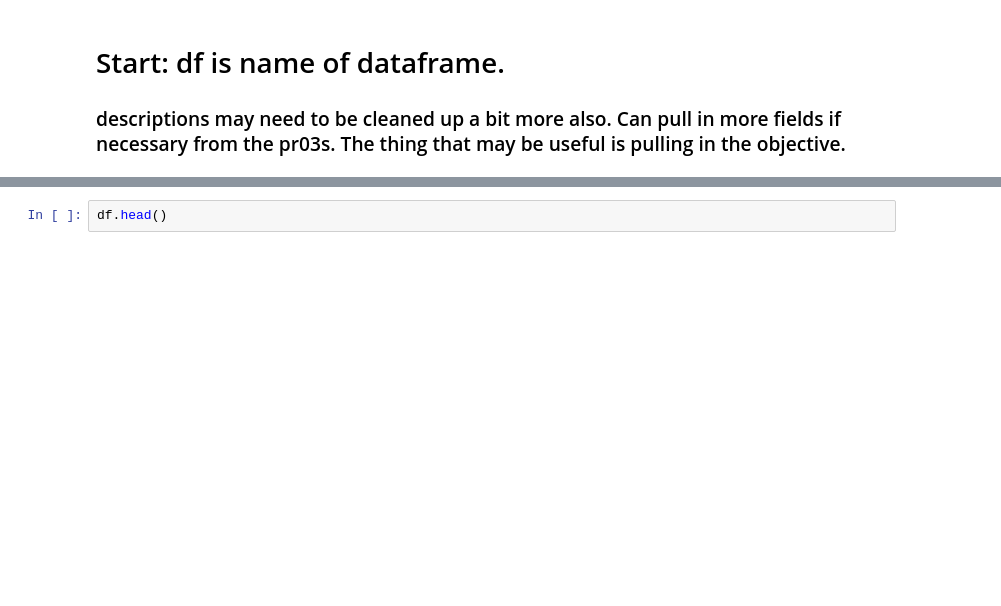
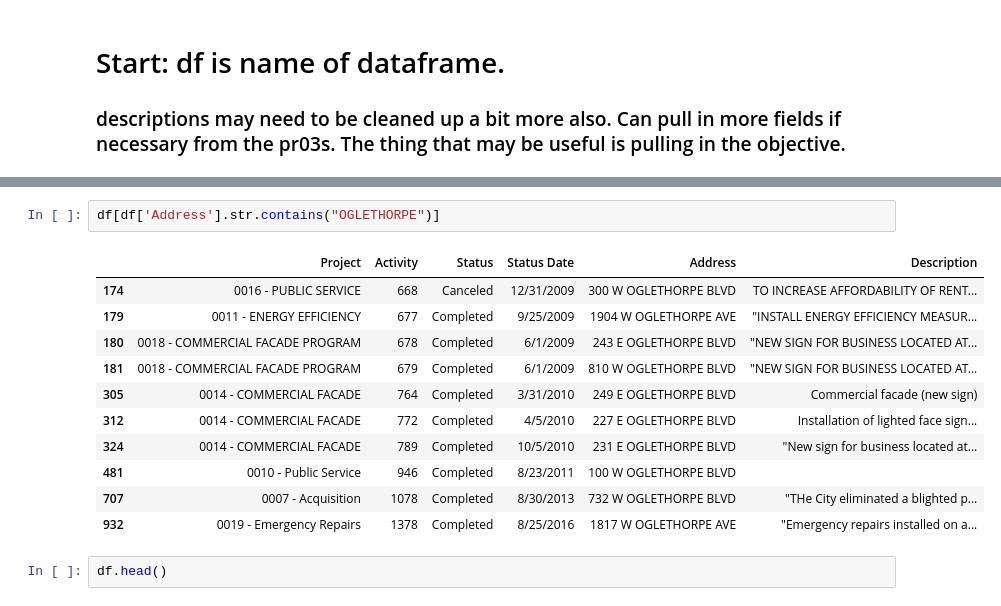
Before and after one commit to asensio-lab/albany-housing-analytics, a Jupyter notebook: preprocessing/housing/housing_completed.ipynb, the cells around one changed output, grey strips where cells are left out. Cells and saved outputs as stored; diff of their text form; blank space fills up the shorter version.

```diff
--- a/preprocessing/housing/housing_completed.ipynb
+++ b/preprocessing/housing/housing_completed.ipynb
@@ -173,3 +182,17 @@ df = pd.DataFrame({'Project': proj_list, 'Activity': idisno_list, 'Status': stat
+# %%
+df[df['Address'].str.contains("OGLETHORPE")]
+# %% [output]
+|  | Project | Activity | Status | Status Date | Address | Description |
+| 174 | 0016 - PUBLIC SERVICE | 668 | Canceled | 12/31/2009 | 300 W OGLETHORPE BLVD | TO INCREASE AFFORDABILITY OF RENT... |
+| 179 | 0011 - ENERGY EFFICIENCY | 677 | Completed | 9/25/2009 | 1904 W OGLETHORPE AVE | "INSTALL ENERGY EFFICIENCY MEASUR... |
+| 180 | 0018 - COMMERCIAL FACADE PROGRAM | 678 | Completed | 6/1/2009 | 243 E OGLETHORPE BLVD | "NEW SIGN FOR BUSINESS LOCATED AT... |
+| 181 | 0018 - COMMERCIAL FACADE PROGRAM | 679 | Completed | 6/1/2009 | 810 W OGLETHORPE BLVD | "NEW SIGN FOR BUSINESS LOCATED AT... |
+| 305 | 0014 - COMMERCIAL FACADE | 764 | Completed | 3/31/2010 | 249 E OGLETHORPE BLVD | Commercial facade (new sign) |
+| 312 | 0014 - COMMERCIAL FACADE | 772 | Completed | 4/5/2010 | 227 E OGLETHORPE BLVD | Installation of lighted face sign... |
+| 324 | 0014 - COMMERCIAL FACADE | 789 | Completed | 10/5/2010 | 231 E OGLETHORPE BLVD | "New sign for business located at... |
+| 481 | 0010 - Public Service | 946 | Completed | 8/23/2011 | 100 W OGLETHORPE BLVD |  |
+| 707 | 0007 - Acquisition | 1078 | Completed | 8/30/2013 | 732 W OGLETHORPE BLVD | "THe City eliminated a blighted p... |
+| 932 | 0019 - Emergency Repairs | 1378 | Completed | 8/25/2016 | 1817 W OGLETHORPE AVE | "Emergency repairs installed on a... |
 # %%
 df.head()
 # %% [output]
```
Also changed, not shown: parts of 5 cells of this notebook, 11 other files.
